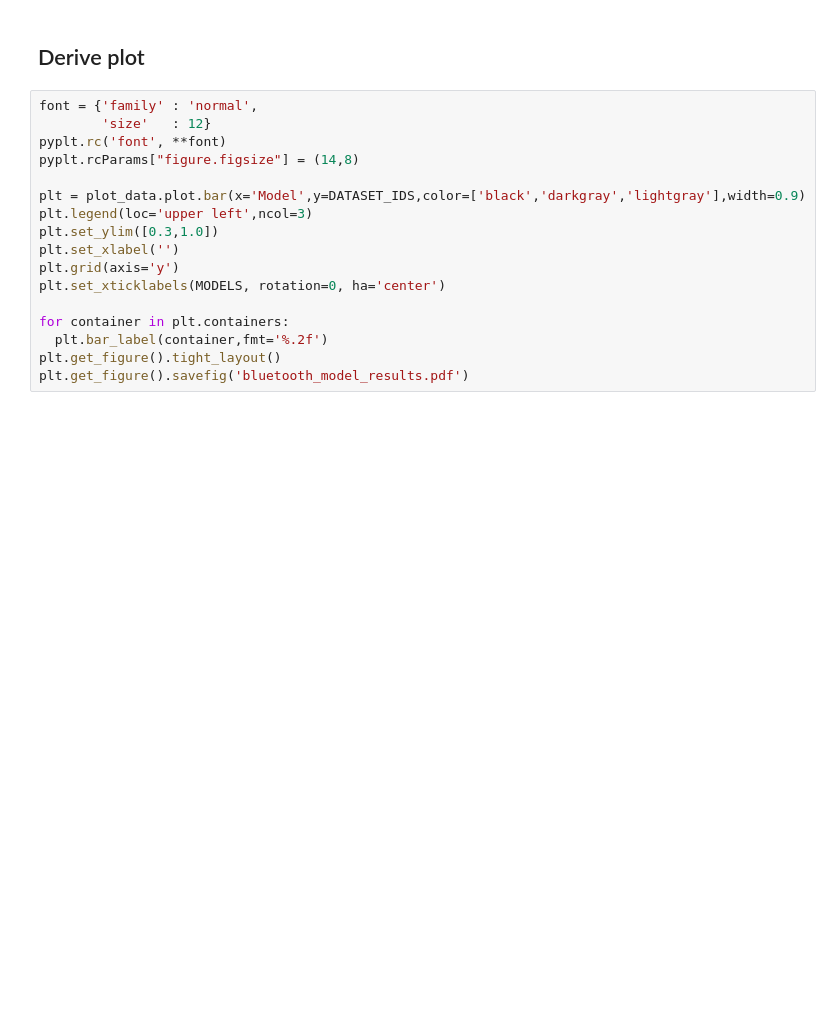
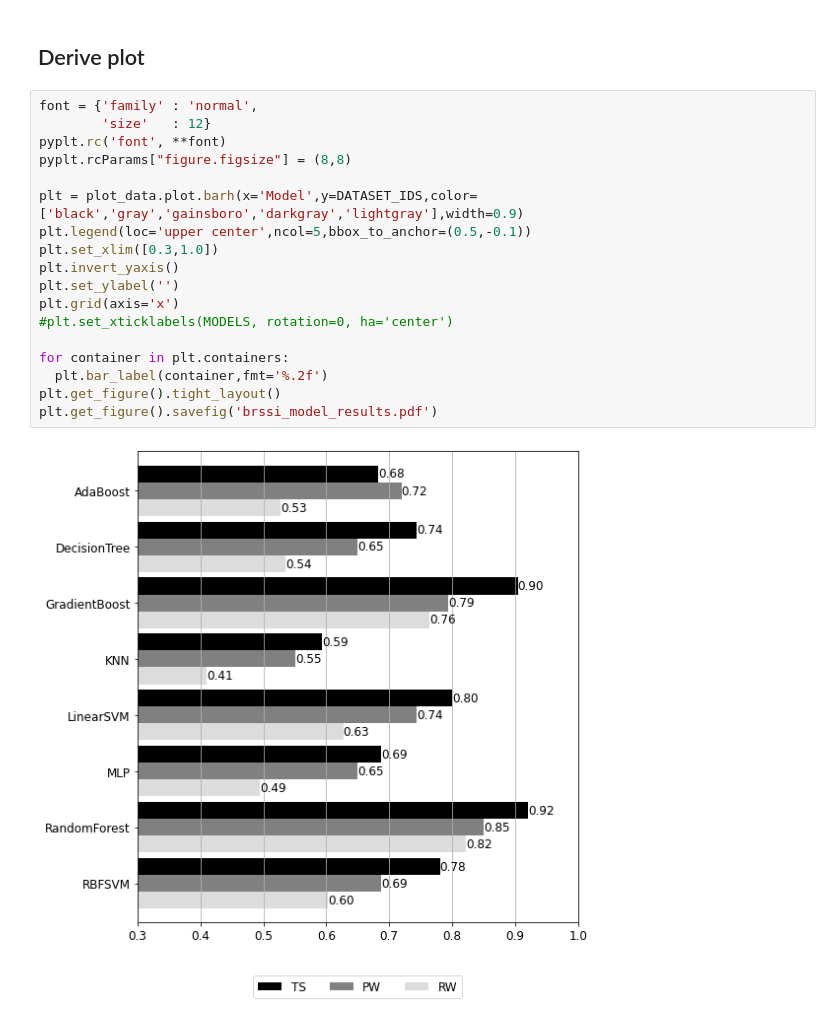
Before and after one commit to edrdo/indoor_positioning_paper_sup_material, a Jupyter notebook: BRSSI_Eval.ipynb, the cells around one changed output. Saved outputs shown, nothing was run; the diff lists cells and outputs as text; blank space fills up the shorter version.

```diff
--- a/BRSSI_Eval.ipynb
+++ b/BRSSI_Eval.ipynb
@@ -62,20 +56,23 @@ plot_data
 | 7 | RBFSVM | 0.780437 | 0.687166 | 0.603037 |
 # %% [markdown]
 ## Derive plot
-# %%
-font = {'family' : 'normal',
-        'size'   : 12}
-pyplt.rc('font', **font)
-pyplt.rcParams["figure.figsize"] = (14,8)
-
-plt = plot_data.plot.bar(x='Model',y=DATASET_IDS,color=['black','darkgray','lightgray'],width=0.9)
-plt.legend(loc='upper left',ncol=3)
-plt.set_ylim([0.3,1.0])
-plt.set_xlabel('')
-plt.grid(axis='y')
-plt.set_xticklabels(MODELS, rotation=0, ha='center')
-
-for container in plt.containers:
-  plt.bar_label(container,fmt='%.2f')
-plt.get_figure().tight_layout()
-plt.get_figure().savefig('bluetooth_model_results.pdf')
+# %%
+font = {'family' : 'normal',
+        'size'   : 12}
+pyplt.rc('font', **font)
+pyplt.rcParams["figure.figsize"] = (8,8)
+
+plt = plot_data.plot.barh(x='Model',y=DATASET_IDS,color=['black','gray','gainsboro','darkgray','lightgray'],width=0.9)
+plt.legend(loc='upper center',ncol=5,bbox_to_anchor=(0.5,-0.1))
+plt.set_xlim([0.3,1.0])
+plt.invert_yaxis()
+plt.set_ylabel('')
+plt.grid(axis='x')
+#plt.set_xticklabels(MODELS, rotation=0, ha='center')
+
+for container in plt.containers:
+  plt.bar_label(container,fmt='%.2f')
+plt.get_figure().tight_layout()
+plt.get_figure().savefig('brssi_model_results.pdf')
+# %% [output]
+[figure, added]
```
Also changed, not shown: parts of 3 cells of this notebook, 1 other file.
